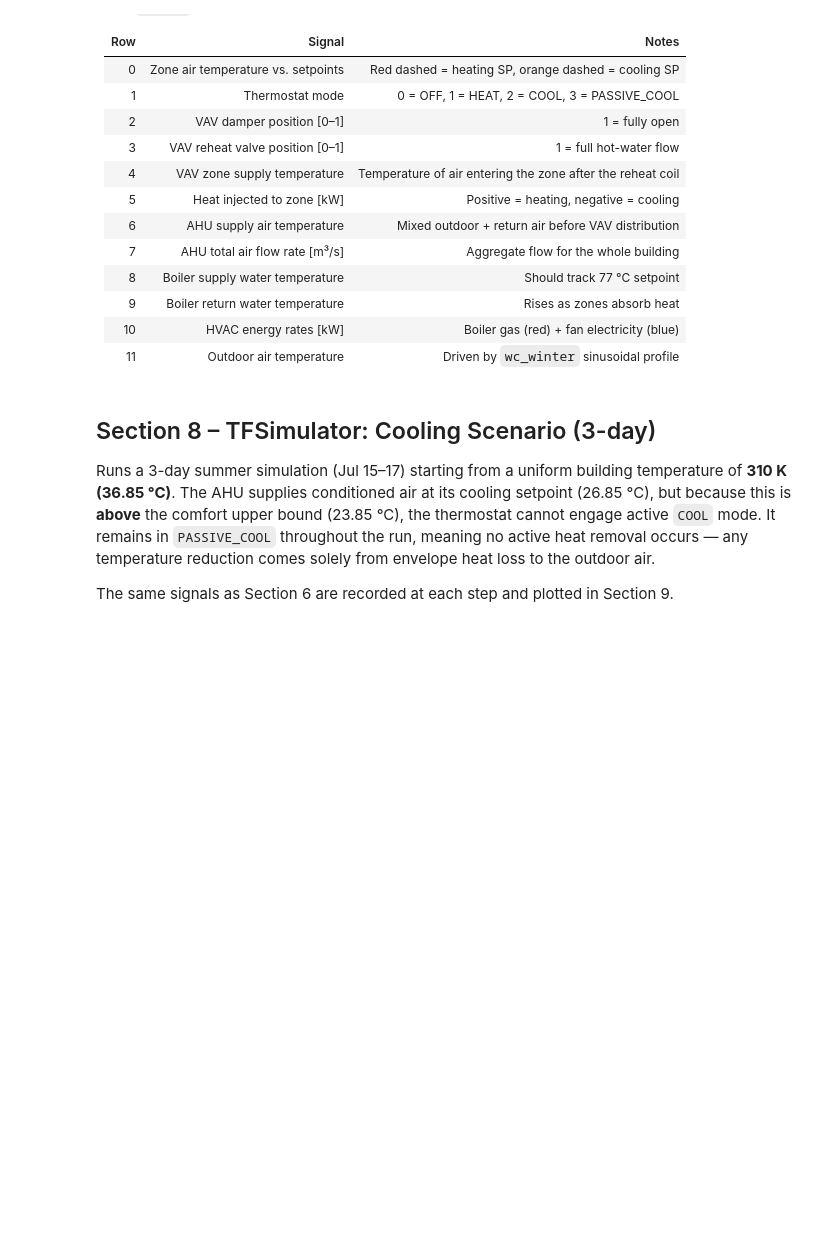
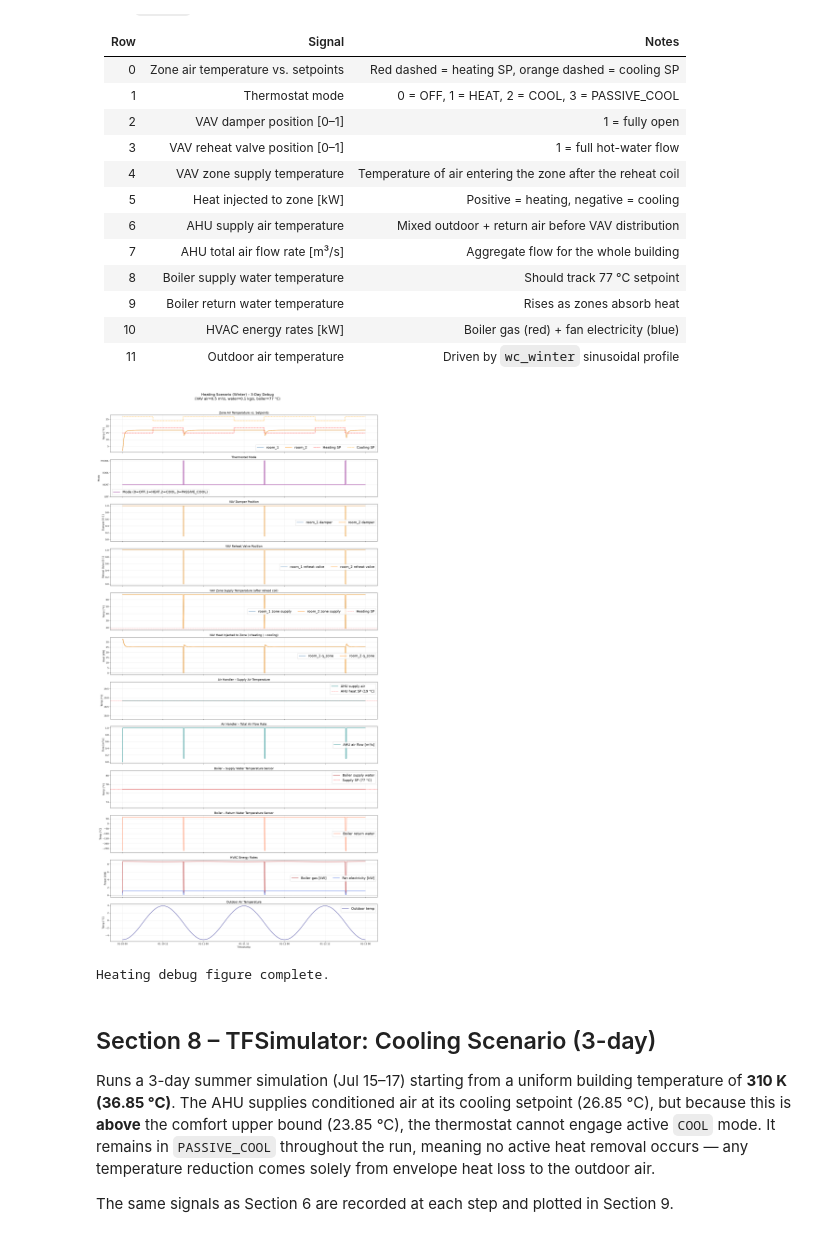
Before and after one commit to ajkhabbazi/sbsim, a Jupyter notebook: smart_control/simulator/building_setpoint_control_demo_ajk.ipynb, the cells around one changed output. Cells and saved outputs as stored; diff of their text form; code cells hidden in the pictures; blank space fills up the shorter version.

```diff
--- a/smart_control/simulator/building_setpoint_control_demo_ajk.ipynb
+++ b/smart_control/simulator/building_setpoint_control_demo_ajk.ipynb
@@ -241,19 +240,9 @@ $$Q_{design} = 15 \times 74 \approx 1{,}114\ \text{W} = 1.1\ \text{kW (cooling p
 CV_SIZE_CM = 20.0        # Control-volume side length [cm].
 FLOOR_HEIGHT_CM = 300.0  # Floor-to-ceiling height [cm].
 
-# PORT (2026-08-17): PR #169 removed the Default*MaterialProperties helper
-# subclasses; only the MaterialProperties dataclass remains. The values below
-# are copied verbatim from the pre-port definitions (copybara_push
-# building.py:33-53) so the envelope physics is unchanged.
-inside_air_props = building_py.MaterialProperties(
-    conductivity=50.0, heat_capacity=700.0, density=1.2
-)
-inside_wall_props = building_py.MaterialProperties(
-    conductivity=2.0, heat_capacity=1000.0, density=1800.0
-)
-exterior_wall_props = building_py.MaterialProperties(
-    conductivity=0.05, heat_capacity=1000.0, density=3000.0
-)
+inside_air_props = building_py.DefaultInsideAirMaterialProperties()
+inside_wall_props = building_py.DefaultInsideWallMaterialProperties()
+exterior_wall_props = building_py.DefaultExteriorWallMaterialProperties()
 
 print("=== Material Properties ===")
 for label, props in [
@@ -288,16 +277,6 @@ def create_building(initial_temp_k: float) -> building_py.FloorPlanBasedBuilding
       floor_plan=FLOOR_PLAN,
       zone_map=zone_map,
       buffer_from_walls=0,
-      # PORT (2026-08-17): PR #169 added a min_room_size gate to diffuser
-      # placement (building.py:290, default 350 control volumes;
-      # thermal_diffuser_utils.py:221 returns [] below it). This floor plan has
-      # 48 CVs per room, so the default silently places ZERO diffusers --
-      # Building.apply_thermal_power_zone only deposits heat where
-      # diffusers > 0, so every watt of supply air would be discarded and the
-      # baseline would look like a free-floating building. Lowered so the two
-      # rooms are served, reproducing the pre-port placement exactly
-      # (1 diffuser per room, weight 1.0).
-      min_room_size=1,
   )
 
 
@@ -1075,7 +916,7 @@ N_ROWS = 12
 fig_h, axes_h = plt.subplots(N_ROWS, 1, figsize=(18, N_ROWS * 3), sharex=True)
 fig_h.suptitle(
     "Heating Scenario (Winter) – 3-Day Debug\n"
-    f"(VAV air={VAV_MAX_AIR_FLOW} m³/s, water={VAV_TARGET_WATER_FLOW} kg/s, "
+    f"(VAV air={VAV_MAX_AIR_FLOW} m³/s, water={VAV_MAX_WATER_FLOW} kg/s, "
     f"boiler={BOILER_SUPPLY_WATER_SP_K - KELVIN_TO_CELSIUS:.0f} °C)",
     fontsize=16,
 )
@@ -1207,11 +1048,11 @@ ax.tick_params(axis="both", labelsize=10)
 ax = axes_h[6]
 ax.plot(TS_H, ahu_supply_h, color="teal", lw=1.5, label="AHU supply air")
 ax.axhline(
-    AHU_SUPPLY_AIR_SP_HEATING_K - KELVIN_TO_CELSIUS,
+    AHU_HEAT_SP_K - KELVIN_TO_CELSIUS,
     color="red",
     ls=":",
     lw=1,
-    label=f"AHU supply-air SP ({AHU_SUPPLY_AIR_SP_HEATING_K - KELVIN_TO_CELSIUS:.0f} °C)",
+    label=f"AHU heat SP ({AHU_HEAT_SP_K - KELVIN_TO_CELSIUS:.0f} °C)",
 )
 ax.set_ylabel("Temp [°C]", fontsize=11)
 ax.set_title("Air Handler – Supply Air Temperature", fontsize=13)
@@ -1261,33 +1102,36 @@ ax.set_title("Boiler – Return Water Temperature Sensor", fontsize=13)
 ax.legend(fontsize=15)
 ax.grid(True, alpha=0.3)
 ax.tick_params(axis="both", labelsize=10)
 
 # Row 10: HVAC energy rates
 ax = axes_h[10]
 ax.plot(TS_H, boiler_gas_h, color="firebrick", lw=1.5, label="Boiler gas [kW]")
 ax.plot(
     TS_H, fan_elec_h, color="royalblue", lw=1.5, label="Fan electricity [kW]"
 )
 ax.axhline(0, color="gray", lw=0.8, ls="--")
 ax.set_ylabel("Power [kW]", fontsize=11)
 ax.set_title("HVAC Energy Rates", fontsize=13)
 ax.legend(fontsize=15, ncol=2)
 ax.grid(True, alpha=0.3)
 ax.tick_params(axis="both", labelsize=10)
 
 # Row 11: Outdoor air temperature
 ax = axes_h[11]
 ax.plot(TS_H, outdoor_h, color="navy", lw=1.2, label="Outdoor temp")
 ax.set_ylabel("Temp [°C]", fontsize=11)
 ax.set_xlabel("Timestamp", fontsize=11)
 ax.set_title("Outdoor Air Temperature", fontsize=13)
 ax.legend(fontsize=15)
 ax.grid(True, alpha=0.3)
 ax.tick_params(axis="both", labelsize=10)
 
 plt.tight_layout(rect=[0, 0, 1, 0.97])
 plt.show()
 print("Heating debug figure complete.")
+# %% [output]
+[figure, added]
+Heating debug figure complete.
 # %% [markdown]
 ## Section 8 – TFSimulator: Cooling Scenario (3-day)
 
```
Also changed, not shown: parts of 12 cells of this notebook, 2 other files.
